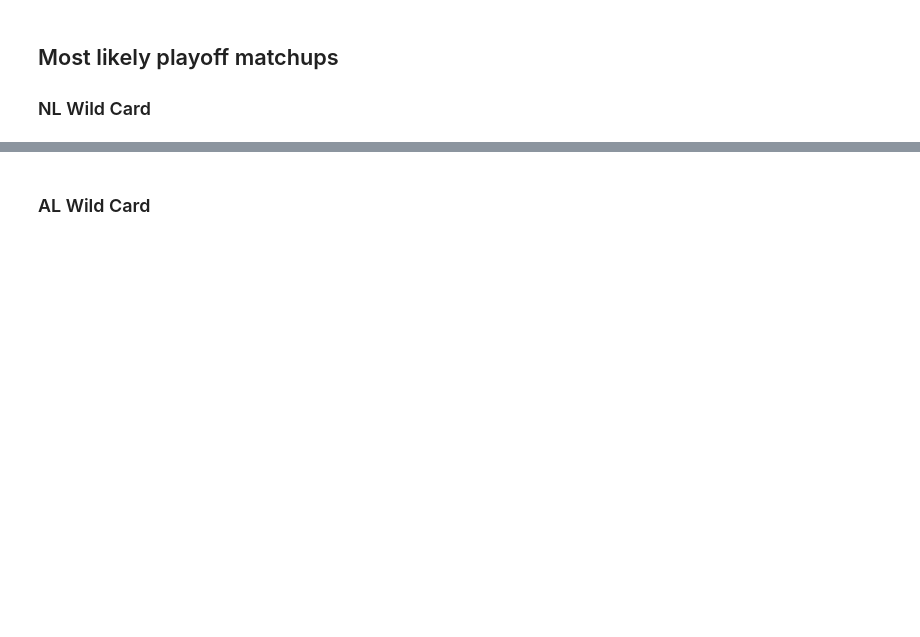
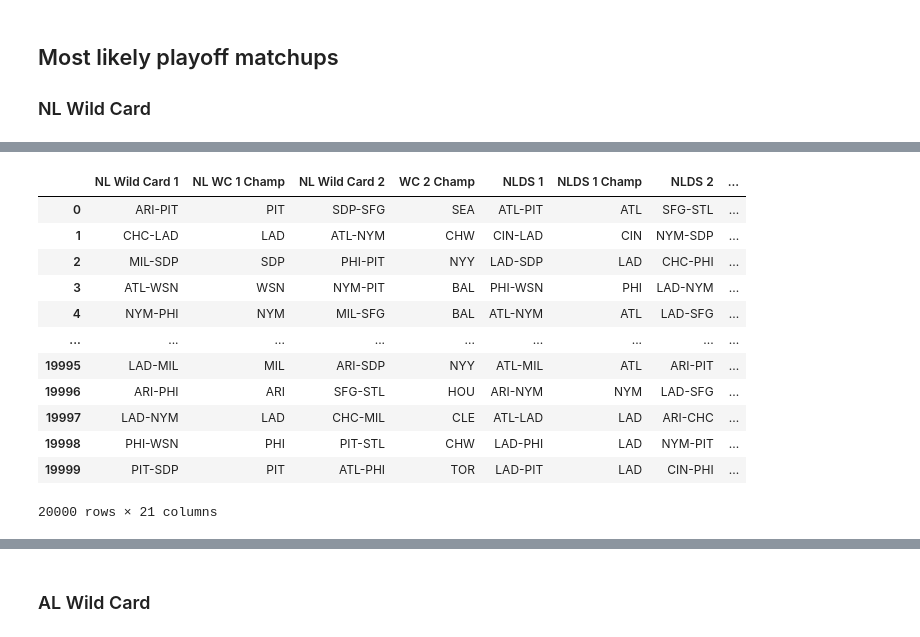
Before and after one commit to andersonfrailey/satchel, a Jupyter notebook: satchelexample.ipynb, the cells around one changed output, grey strips where cells are left out. Saved outputs shown, nothing was run; the diff lists cells and outputs as text; code cells hidden in the pictures; blank space fills up the shorter version.

```diff
--- a/satchelexample.ipynb
+++ b/satchelexample.ipynb
@@ -111,3 +113,19 @@ results.nl_wild_card_1.head(10)
+# %%
+results.playoff_matchups
+# %% [output]
+|  | NL Wild Card 1 | NL WC 1 Champ | NL Wild Card 2 | WC 2 Champ | NLDS 1 | NLDS 1 Champ | NLDS 2 | ... |
+| 0 | ARI-PIT | PIT | SDP-SFG | SEA | ATL-PIT | ATL | SFG-STL | ... |
+| 1 | CHC-LAD | LAD | ATL-NYM | CHW | CIN-LAD | CIN | NYM-SDP | ... |
+| 2 | MIL-SDP | SDP | PHI-PIT | NYY | LAD-SDP | LAD | CHC-PHI | ... |
+| 3 | ATL-WSN | WSN | NYM-PIT | BAL | PHI-WSN | PHI | LAD-NYM | ... |
+| 4 | NYM-PHI | NYM | MIL-SFG | BAL | ATL-NYM | ATL | LAD-SFG | ... |
+| ... | ... | ... | ... | ... | ... | ... | ... | ... |
+| 19995 | LAD-MIL | MIL | ARI-SDP | NYY | ATL-MIL | ATL | ARI-PIT | ... |
+| 19996 | ARI-PHI | ARI | SFG-STL | HOU | ARI-NYM | NYM | LAD-SFG | ... |
+| 19997 | LAD-NYM | LAD | CHC-MIL | CLE | ATL-LAD | LAD | ARI-CHC | ... |
+| 19998 | PHI-WSN | PHI | PIT-STL | CHW | LAD-PHI | LAD | NYM-PIT | ... |
+| 19999 | PIT-SDP | PIT | ATL-PHI | TOR | LAD-PIT | LAD | CIN-PHI | ... |
+20000 rows × 21 columns
 # %%
 results.nl_wild_card_2.head(10)
 # %% [output]
```
Also changed, not shown: parts of 28 cells of this notebook, 9 other files.
